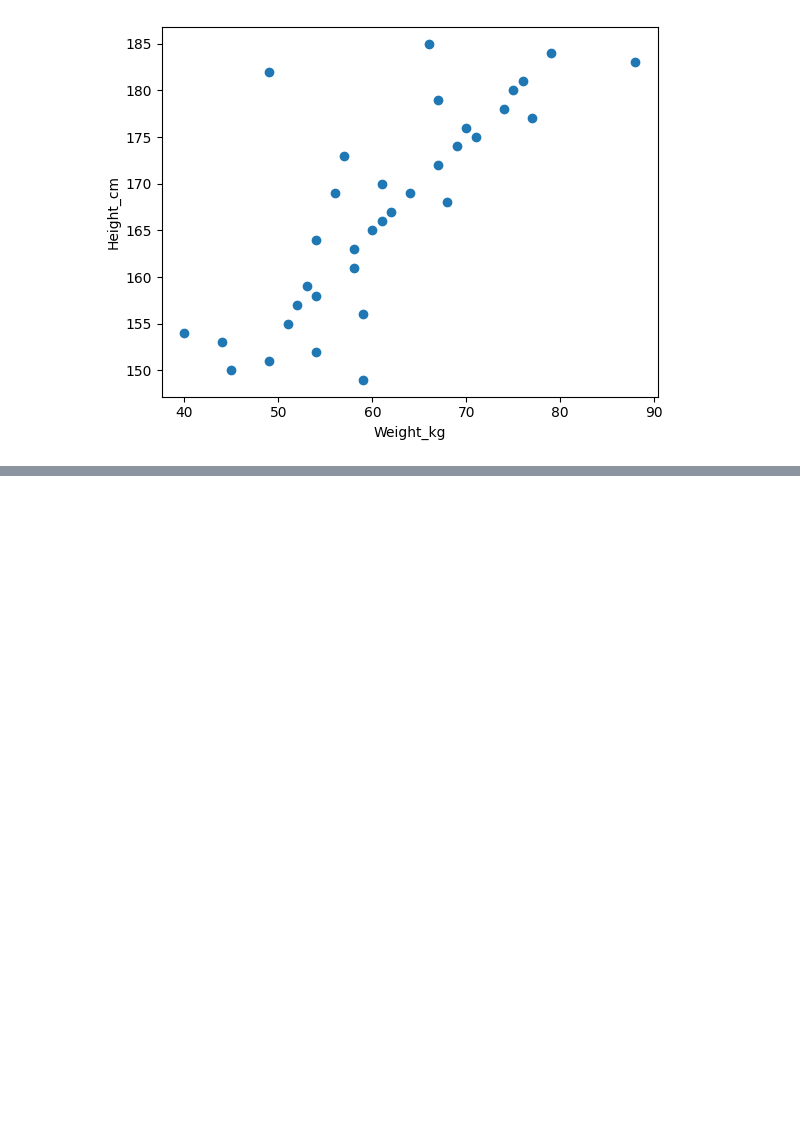
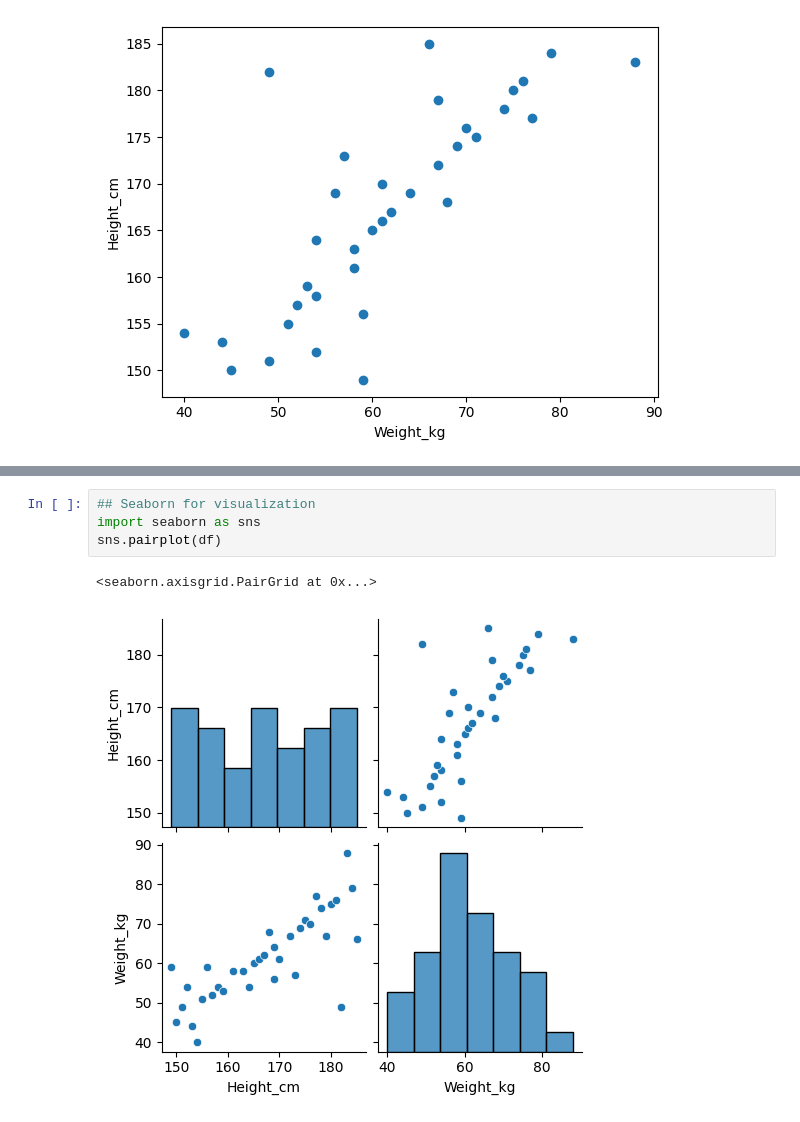
Before and after one commit to manishparihar3618/data-science, a Jupyter notebook: 04_Machine_learning/script/01_Linear_Regression/linear_regression.ipynb, the cells around one changed output, grey strips where cells are left out. Saved outputs shown, nothing was run; the diff lists cells and outputs as text; blank space fills up the shorter version.

```diff
--- a/04_Machine_learning/script/01_Linear_Regression/linear_regression.ipynb
+++ b/04_Machine_learning/script/01_Linear_Regression/linear_regression.ipynb
@@ -27,0 +35,7 @@ Text(0, 0.5, 'Height_cm')
+# %%
+## Seaborn for visualization
+import seaborn as sns
+sns.pairplot(df)
+# %% [output]
+<seaborn.axisgrid.PairGrid at 0x...>
+[figure, added]
```
Also changed, not shown: parts of 7 cells of this notebook.
